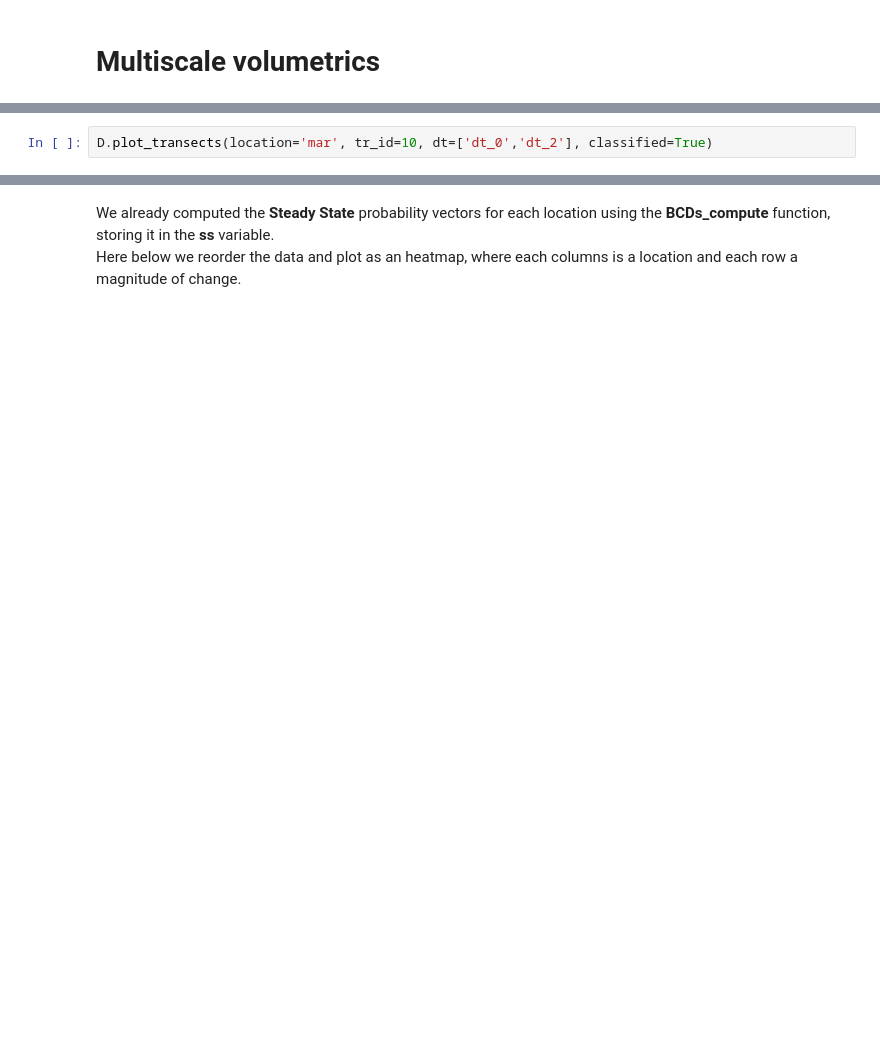
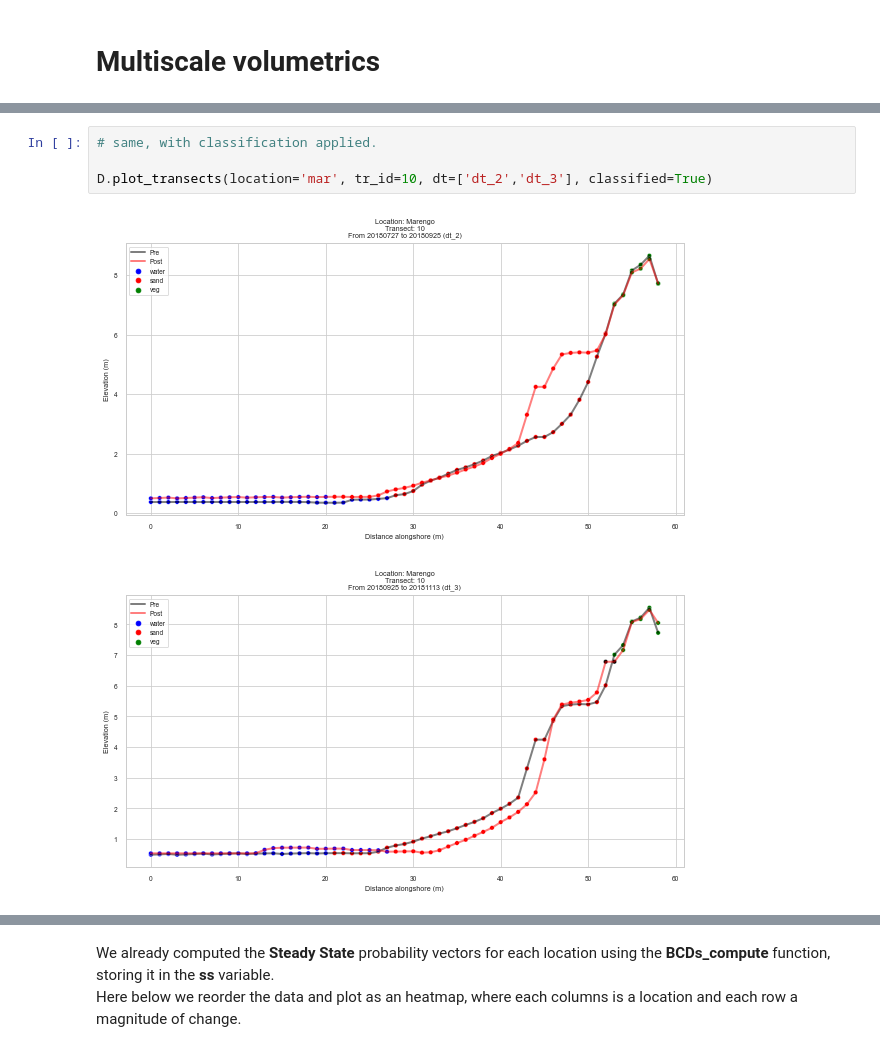
Before and after one commit to npucino/sandpyper, a Jupyter notebook: docs/notebooks/Profile dynamics.ipynb, the cells around one changed output, grey strips where cells are left out. Cells and saved outputs as stored; diff of their text form; blank space fills up the shorter version.

```diff
--- a/docs/notebooks/Profile dynamics.ipynb
+++ b/docs/notebooks/Profile dynamics.ipynb
@@ -75,2 +281,7 @@ D.plot_transects(location='mar', tr_id=10, dt=['dt_0','dt_2'], classified=False)
 # %%
-D.plot_transects(location='mar', tr_id=10, dt=['dt_0','dt_2'], classified=True)
+# same, with classification applied.
+
+D.plot_transects(location='mar', tr_id=10, dt=['dt_2','dt_3'], classified=True)
+# %% [output]
+[figure, added]
+[figure, added]
```
Also changed, not shown: parts of 104 cells of this notebook, 2 other files.
